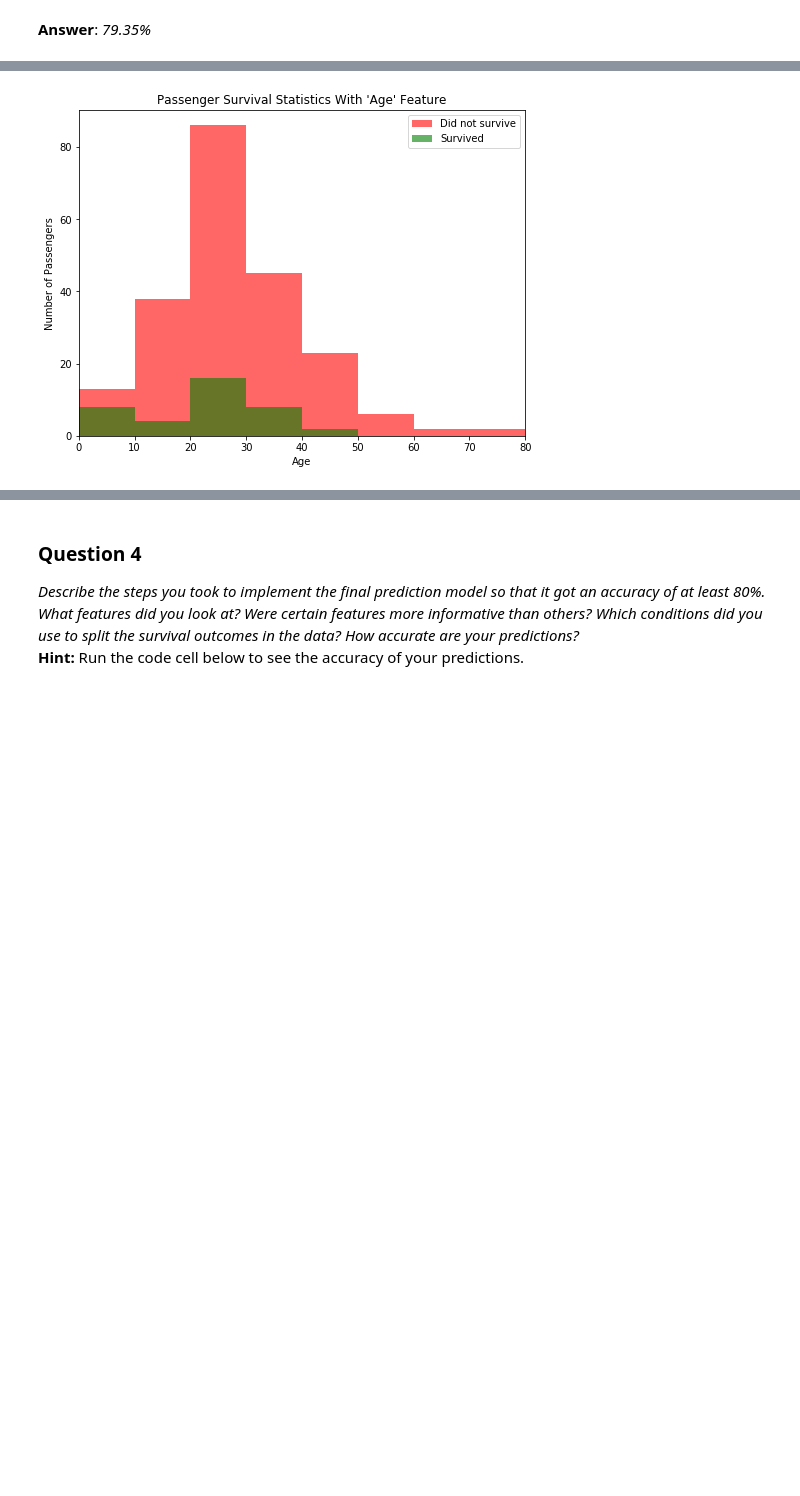
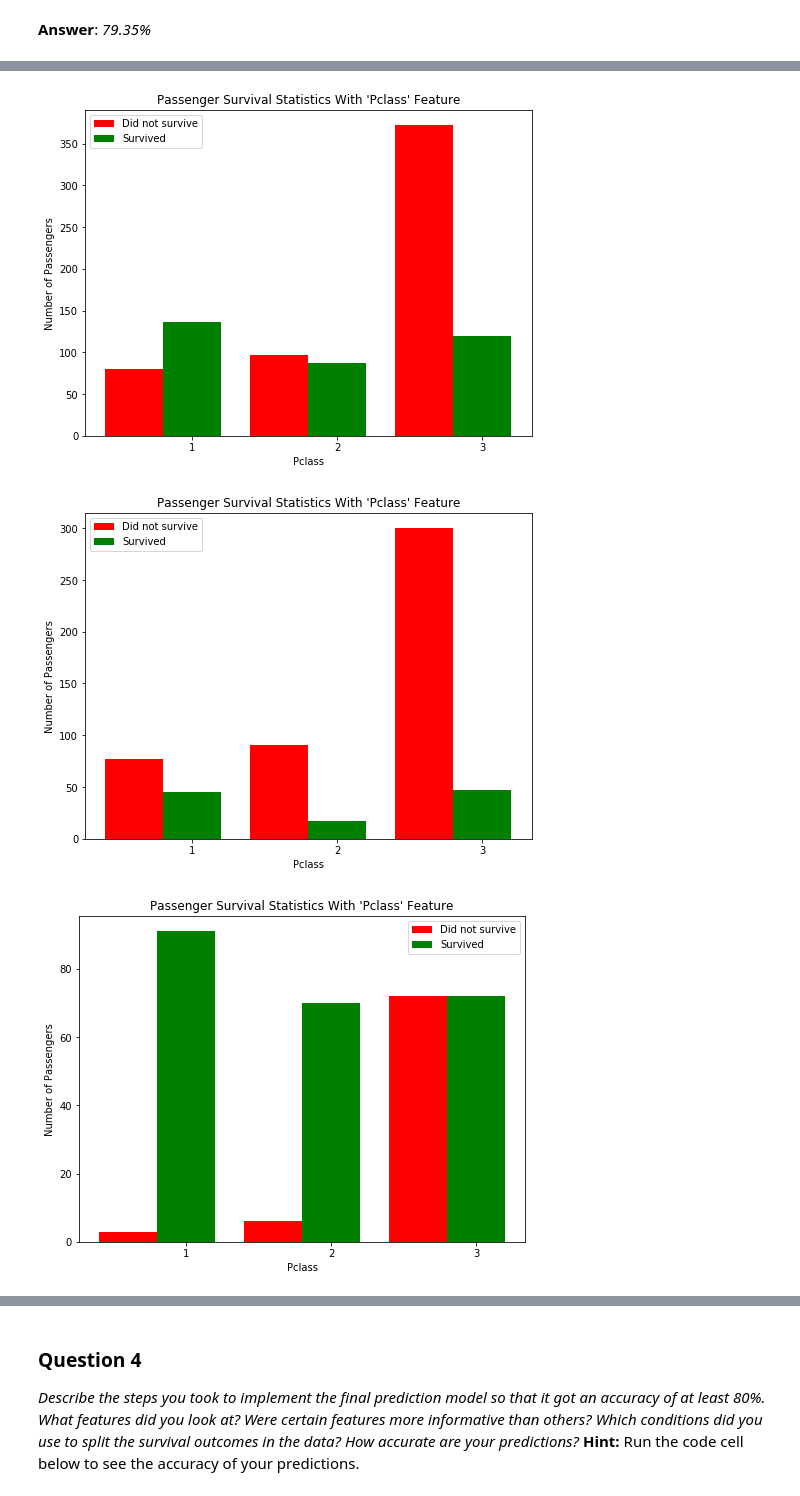
Before and after one commit to WillianPaiva/machine-learning, a Jupyter notebook: projects/titanic_survival_exploration/titanic_survival_exploration.ipynb, the cells around one changed output, grey strips where cells are left out. Saved outputs shown, nothing was run; the diff lists cells and outputs as text; code cells hidden in the pictures; blank space fills up the shorter version.

```diff
--- a/projects/titanic_survival_exploration/titanic_survival_exploration.ipynb
+++ b/projects/titanic_survival_exploration/titanic_survival_exploration.ipynb
@@ -212,7 +212,26 @@ Adding the feature **Age** as a condition in conjunction with **Sex** improves t
 
 Use the `survival_stats` function below to to examine various survival statistics.
 **Hint:** To use mulitple filter conditions, put each condition in the list passed as the last argument. Example: `["Sex == 'male'", "Age < 18"]`
-# %%
-vs.survival_stats(data, outcomes, 'Age',["Sex == 'male'","Pclass == 3"])
-# %% [output]
-[figure, removed]
+# %%
+
+# first check the ploting per class
+vs.survival_stats(data, outcomes, 'Pclass')
+# it is clear that the class has a big role on the outcome
+
+
+# check the diferent outcome per diferent gender
+vs.survival_stats(data, outcomes, 'Pclass',["Sex == male"])
+vs.survival_stats(data, outcomes, 'Pclass',["Sex == female"])
+
+#and finally check each of the Pclass for each age
+vs.survival_stats(data, outcomes, 'Age',["Sex == 'male'","Pclass == 1"])
+vs.survival_stats(data, outcomes, 'Age',["Sex == 'male'","Pclass == 2"])
+vs.survival_stats(data, outcomes, 'Age',["Sex == 'male'","Pclass == 3"])
+
+vs.survival_stats(data, outcomes, 'Age',["Sex == 'female'","Pclass == 1"])
+vs.survival_stats(data, outcomes, 'Age',["Sex == 'female'","Pclass == 2"])
+vs.survival_stats(data, outcomes, 'Age',["Sex == 'female'","Pclass == 3"])
+# %% [output]
+[figure, added]
+[figure, added]
+[figure, added]
```
Also changed, not shown: parts of 2 cells of this notebook, 2 other files.
